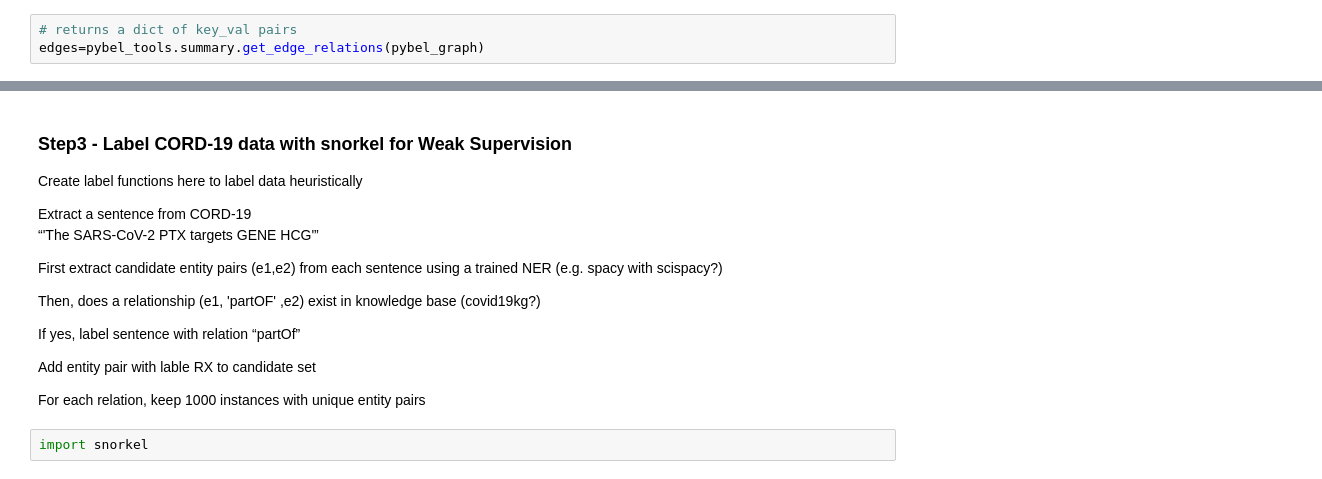
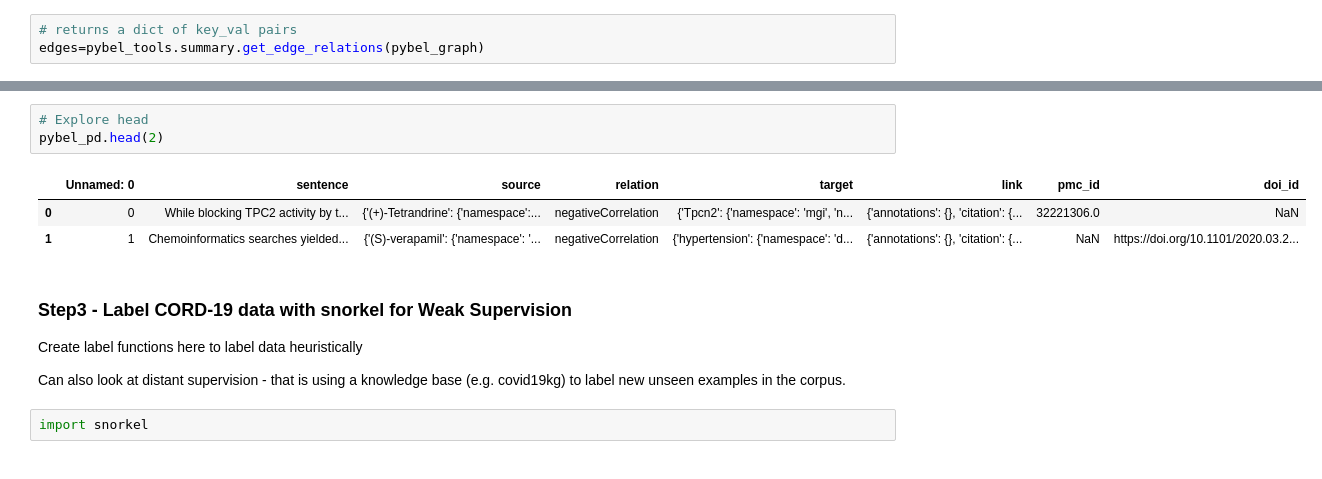
Before and after one commit to CoronaWhy/task-vt, a Jupyter notebook: immunology_kg/notebooks/1.3_weak-supervised_re.ipynb, the cells around one changed output, grey strips where cells are left out. Cells and saved outputs as stored; diff of their text form.

```diff
--- a/immunology_kg/notebooks/1.3_weak-supervised_re.ipynb
+++ b/immunology_kg/notebooks/1.3_weak-supervised_re.ipynb
@@ -284,18 +236,14 @@ INFO: [2020-06-09 11:18:45] indra.sources.bel.pr
-# %% [markdown]
-### Step3 - Label CORD-19 data with snorkel for Weak Supervision
-Create label functions here to label data heuristically
-
-Extract a sentence from CORD-19
-“'The SARS-CoV-2 PTX targets GENE HCG'”
-
-First extract candidate entity pairs (e1,e2) from each sentence using a trained NER (e.g. spacy with scispacy?)
-
-Then, does a relationship (e1, 'partOF' ,e2) exist in knowledge base (covid19kg?)
-
-If yes, label sentence with relation “partOf”
-
-Add entity pair with lable RX to candidate set
-
-For each relation, keep 1000 instances with unique entity pairs
+# %%
+# Explore head
+pybel_pd.head(2)
+# %% [output]
+|  | Unnamed: 0 | sentence | source | relation | target | link | pmc_id | doi_id |
+| 0 | 0 | While blocking TPC2 activity by t... | {'(+)-Tetrandrine': {'namespace':... | negativeCorrelation | {'Tpcn2': {'namespace': 'mgi', 'n... | {'annotations': {}, 'citation': {... | 32221306.0 | NaN |
+| 1 | 1 | Chemoinformatics searches yielded... | {'(S)-verapamil': {'namespace': '... | negativeCorrelation | {'hypertension': {'namespace': 'd... | {'annotations': {}, 'citation': {... | NaN | https://doi.org/10.1101/2020.03.2... |
+# %% [markdown]
+### Step3 - Label CORD-19 data with snorkel for Weak Supervision
+Create label functions here to label data heuristically
+
+Can also look at distant supervision - that is using a knowledge base (e.g. covid19kg) to label new unseen examples in the corpus.
 # %%
 import snorkel
```
Also changed, not shown: parts of 38 cells of this notebook.
